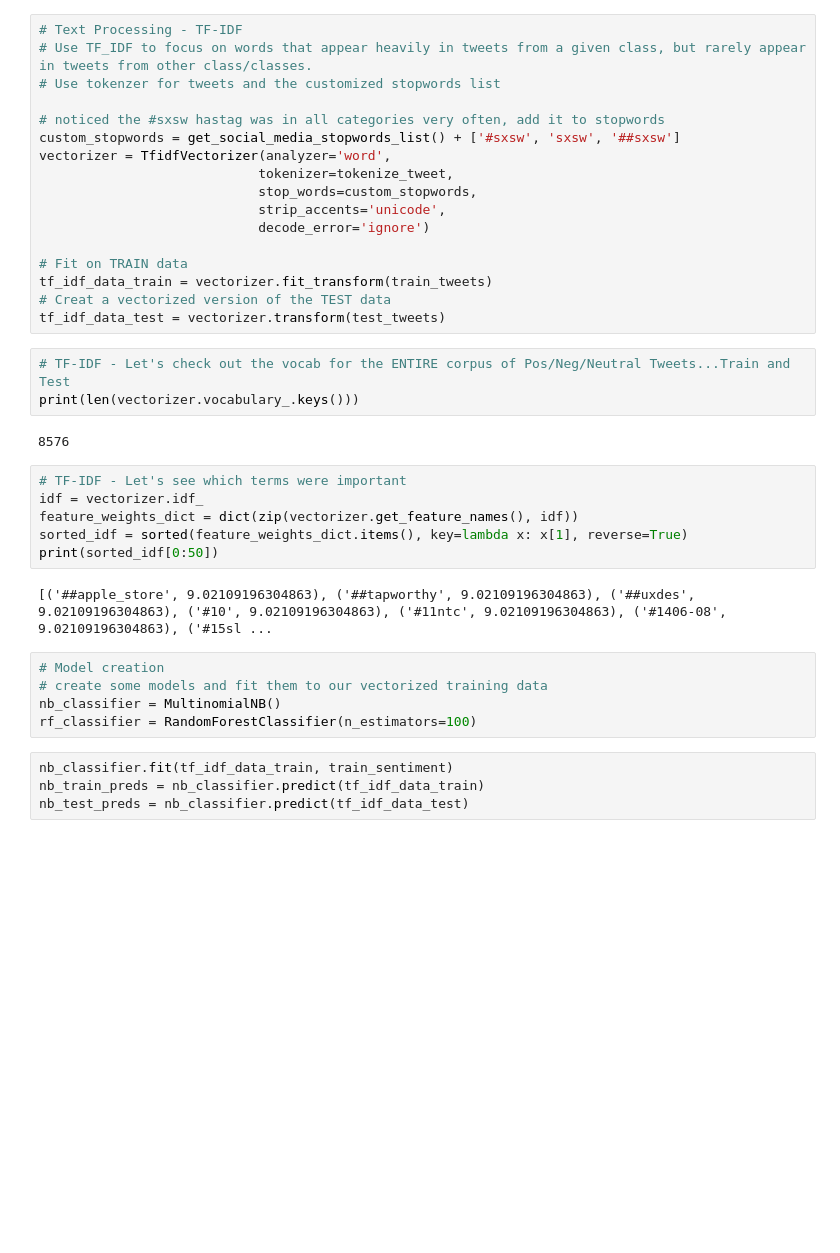
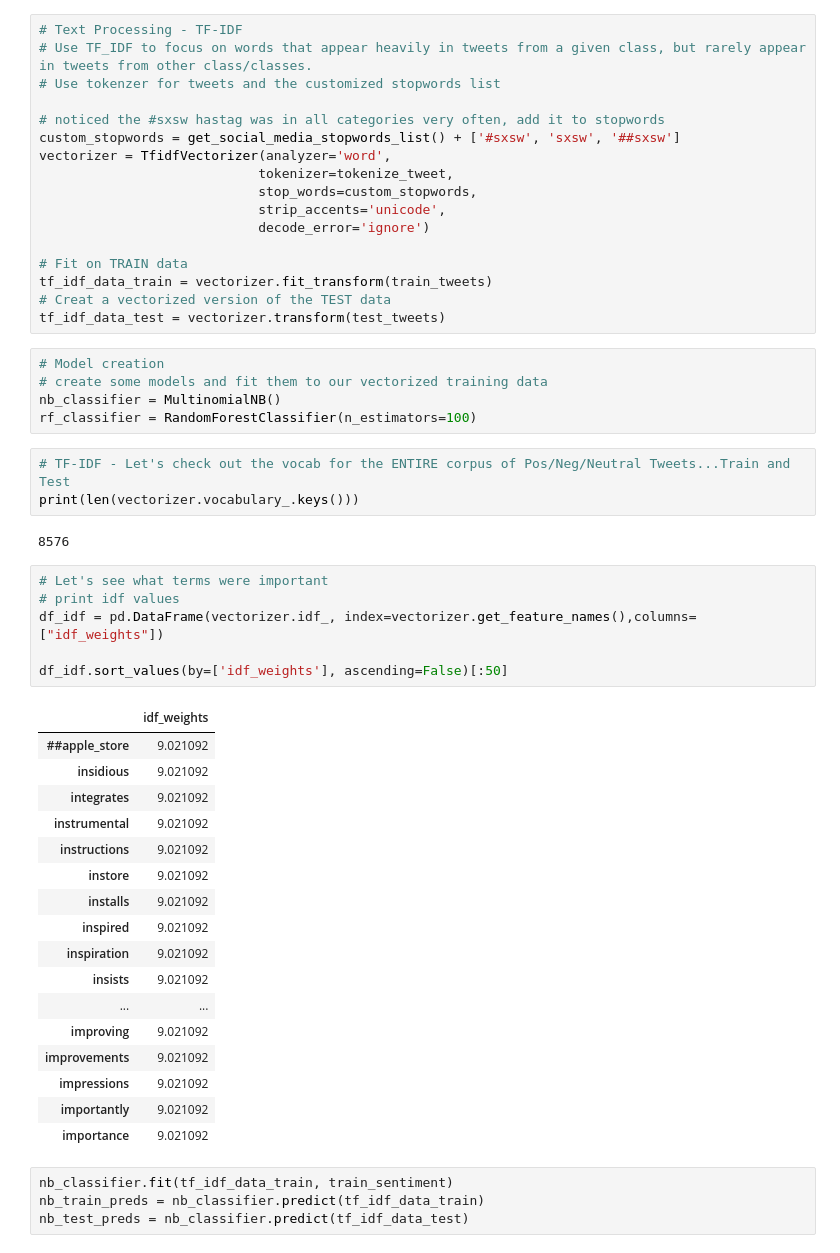
Before and after one commit to lspope/dsc-phase-4-project, a Jupyter notebook: notebooks/modeling2.ipynb, the cells around one changed output. Cells and saved outputs as stored; diff of their text form; blank space fills up the shorter version.

```diff
--- a/notebooks/modeling2.ipynb
+++ b/notebooks/modeling2.ipynb
@@ -197,24 +197,40 @@ vectorizer = TfidfVectorizer(analyzer='word',
 tf_idf_data_train = vectorizer.fit_transform(train_tweets)
 # Creat a vectorized version of the TEST data
 tf_idf_data_test = vectorizer.transform(test_tweets)
+# %%
+# Model creation
+# create some models and fit them to our vectorized training data
+nb_classifier = MultinomialNB()
+rf_classifier = RandomForestClassifier(n_estimators=100)
 # %%
 # TF-IDF - Let's check out the vocab for the ENTIRE corpus of Pos/Neg/Neutral Tweets...Train and Test
 print(len(vectorizer.vocabulary_.keys()))
 # %% [output]
 8576
-# %%
-# TF-IDF - Let's see which terms were important
-idf = vectorizer.idf_
-feature_weights_dict = dict(zip(vectorizer.get_feature_names(), idf))
-sorted_idf = sorted(feature_weights_dict.items(), key=lambda x: x[1], reverse=True)
-print(sorted_idf[0:50])
-# %% [output]
-[('##apple_store', 9.02109196304863), ('##tapworthy', 9.02109196304863), ('##uxdes', 9.02109196304863), ('#10', 9.02109196304863), ('#11ntc', 9.02109196304863), ('#1406-08', 9.02109196304863), ('#15sl ...
-# %%
-# Model creation
-# create some models and fit them to our vectorized training data
-nb_classifier = MultinomialNB()
-rf_classifier = RandomForestClassifier(n_estimators=100)
+# %%
+# Let's see what terms were important
+# print idf values
+df_idf = pd.DataFrame(vectorizer.idf_, index=vectorizer.get_feature_names(),columns=["idf_weights"])
+
+df_idf.sort_values(by=['idf_weights'], ascending=False)[:50]
+# %% [output]
+|  | idf_weights |
+| ##apple_store | 9.021092 |
+| insidious | 9.021092 |
+| integrates | 9.021092 |
+| instrumental | 9.021092 |
+| instructions | 9.021092 |
+| instore | 9.021092 |
+| installs | 9.021092 |
+| inspired | 9.021092 |
+| inspiration | 9.021092 |
+| insists | 9.021092 |
+| ... | ... |
+| improving | 9.021092 |
+| improvements | 9.021092 |
+| impressions | 9.021092 |
+| importantly | 9.021092 |
+| importance | 9.021092 |
 # %%
 nb_classifier.fit(tf_idf_data_train, train_sentiment)
 nb_train_preds = nb_classifier.predict(tf_idf_data_train)
```
Also changed, not shown: parts of 3 cells of this notebook, 1 other file.
